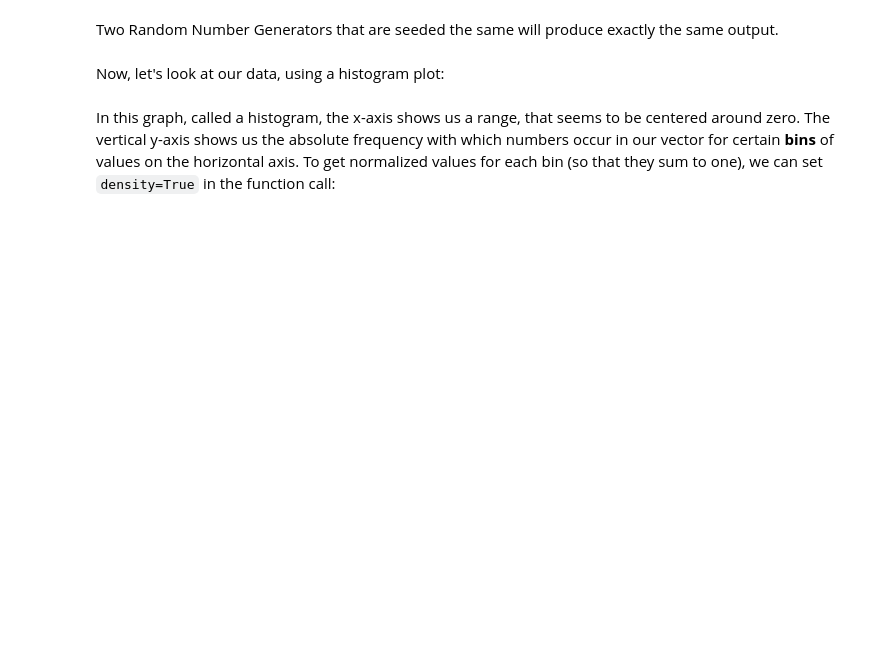
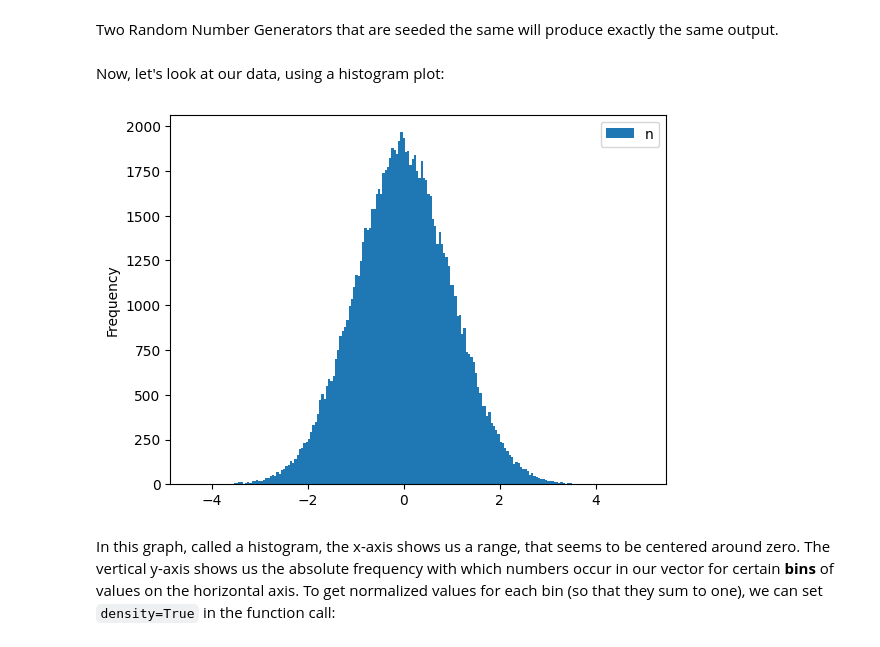
Before and after one commit to bnagy/hdaantwerp.github.io, a Jupyter notebook: notebooks/session-2/2-1-normal-py.ipynb, the cells around one changed output. Saved outputs shown, nothing was run; the diff lists cells and outputs as text; code cells hidden in the pictures; blank space fills up the shorter version.

```diff
--- a/notebooks/session-2/2-1-normal-py.ipynb
+++ b/notebooks/session-2/2-1-normal-py.ipynb
@@ -40,8 +45,10 @@ np.array_equal(numbers2, numbers)
 # %% [markdown]
 Now, let's look at our data, using a histogram plot:
 # %%
-pd.DataFrame(numbers, columns=["n"]).plot.hist(bins=50)
+pd.DataFrame(numbers, columns=["n"]).plot.hist(bins=200)
 plt.show()
+# %% [output]
+[figure, added]
 # %% [markdown]
 In this graph, called a histogram, the x-axis shows us a range, that seems to be centered around zero. The vertical y-axis shows us the absolute frequency with which numbers occur in our vector for certain **bins** of values on the horizontal axis. To get normalized values for each bin (so that they sum to one), we can set `density=True` in the function call:
 # %%
```
Also changed, not shown: parts of 12 cells of this notebook, 2 other files.
